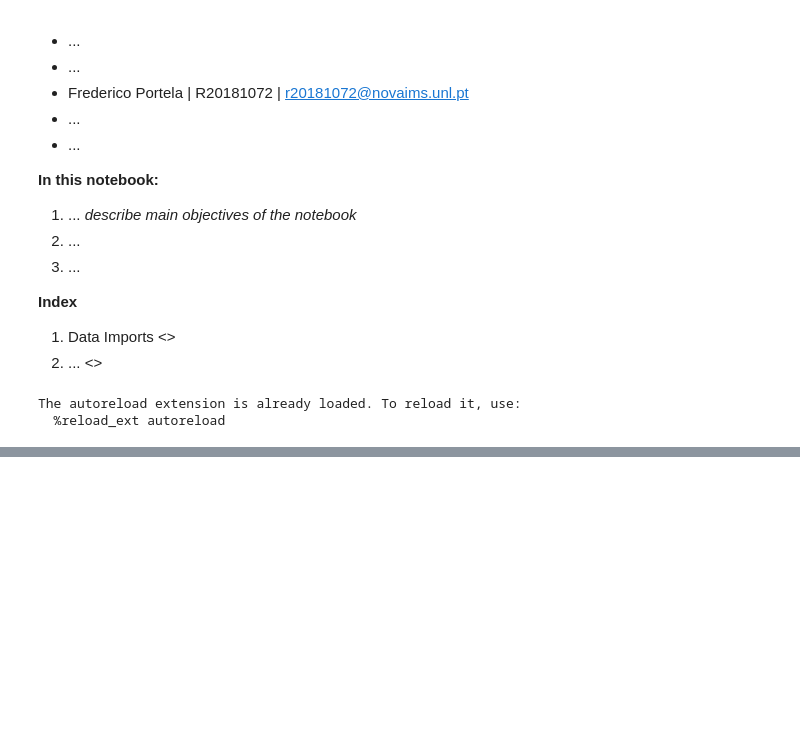
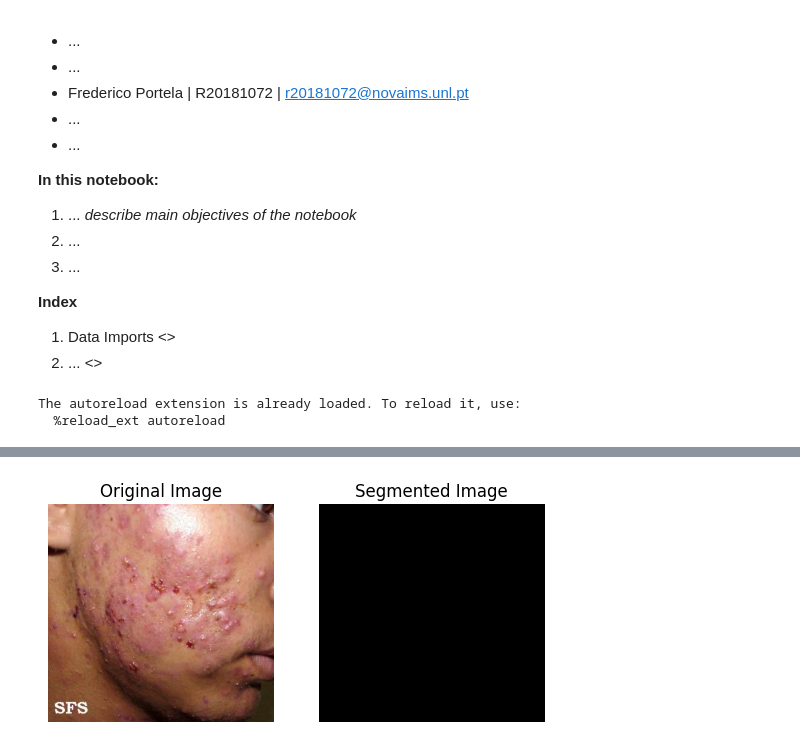
Before and after one commit to samueldatasci/deep-learning-23-24-nova-ims-group-project, a Jupyter notebook: 3-model-train.ipynb, the cells around one changed output, grey strips where cells are left out. Saved outputs shown, nothing was run; the diff lists cells and outputs as text; code cells hidden in the pictures; blank space fills up the shorter version.

```diff
--- a/3-model-train.ipynb
+++ b/3-model-train.ipynb
@@ -481,0 +504,79 @@ augmentation_pipeline = tf.keras.models.Sequential([
+# %%
+# ***********************************
+# Image preprocessing - GrabCut
+# ***********************************
+
+# code extracted from: https://www.geeksforgeeks.org/python-foreground-extraction-in-an-image-using-grabcut-algorithm/
+
+# Python program to illustrate foreground extraction using GrabCut algorithm
+
+# organize imports
+import numpy as np
+import cv2
+from matplotlib import pyplot as plt
+
+# path to input image specified and
+# image is loaded with imread command
+img_path = os.path.join('data', 'train', 'acne', '3c83e78f36f0dd1cbbd4e6e23a73d5c1.jpg')
+image = cv2.imread(img_path)
+
+# create a simple mask image similar
+# to the loaded image, with the
+# shape and return type
+mask = np.zeros(image.shape[:2], np.uint8)
+
+# specify the background and foreground model
+# using numpy the array is constructed of 1 row
+# and 65 columns, and all array elements are 0
+# Data type for the array is np.float64 (default)
+backgroundModel = np.zeros((1, 65), np.float64)
+foregroundModel = np.zeros((1, 65), np.float64)
+
+# define the Region of Interest (ROI)
+# as the coordinates of the rectangle
+# where the values are entered as
+# (startingPoint_x, startingPoint_y, width, height)
+# these coordinates are according to the input image
+# it may vary for different images
+rectangle = (100, 150, 100, 100)
+
+# apply the grabcut algorithm with appropriate
+# values as parameters, number of iterations = 3
+# cv2.GC_INIT_WITH_RECT is used because
+# of the rectangle mode is used
+cv2.grabCut(image, mask, rectangle,
+			backgroundModel, foregroundModel,
+			3, cv2.GC_INIT_WITH_RECT)
+
+# In the new mask image, pixels will
+# be marked with four flags
+# four flags denote the background / foreground
+# mask is changed, all the 0 and 2 pixels
+# are converted to the background
+# mask is changed, all the 1 and 3 pixels
+# are now the part of the foreground
+# the return type is also mentioned,
+# this gives us the final mask
+mask2 = np.where((mask == 2)|(mask == 0), 0, 1).astype('uint8')
+
+# The final mask is multiplied with
+# the input image to give the segmented image.
+image_segmented = image * mask2[:, :, np.newaxis]
+
+# output segmented image with colorbar
+plt.subplot(1, 2, 1)
+plt.title('Original Image')
+plt.imshow(cv2.cvtColor(image, cv2.COLOR_BGR2RGB))
+plt.axis('off')
+
+# Display the segmented image
+plt.subplot(1, 2, 2)
+plt.title('Segmented Image')
+plt.imshow(cv2.cvtColor(image_segmented, cv2.COLOR_BGR2RGB))
+plt.axis('off')
+
+plt.show()
+
+# NOTE definitely not working...
+# %% [output]
+[figure, added]
```
Also changed, not shown: parts of 20 cells of this notebook, 1 other file.
